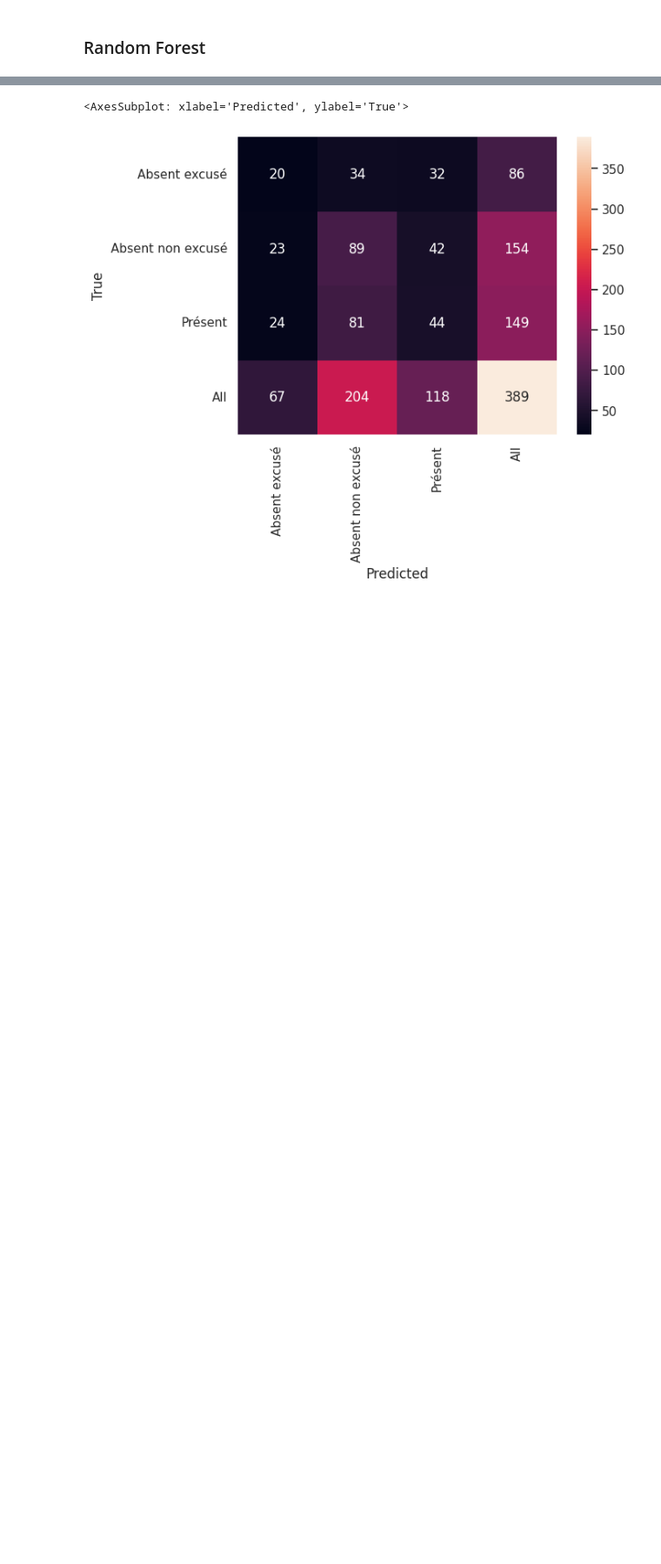
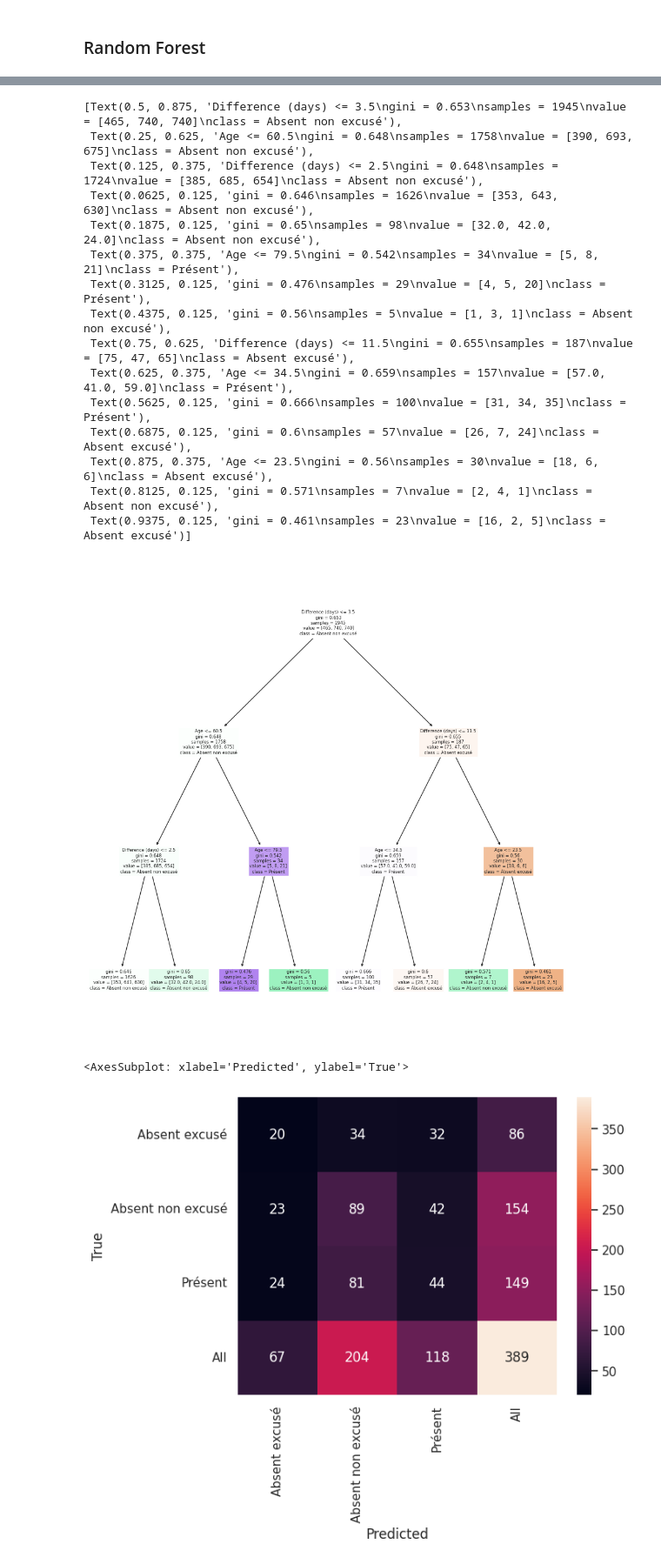
Before and after one commit to chloexiaoyuchen/Annalyse_Abs_non_exc_centre_Rapee, a Jupyter notebook: source_code/prediction_model.ipynb, the cells around one changed output, grey strips where cells are left out. Shown at 87% size. Drawn from its saved outputs; the diff is of its cells as text; code cells hidden in the pictures; blank space fills up the shorter version.

```diff
--- a/source_code/prediction_model.ipynb
+++ b/source_code/prediction_model.ipynb
@@ -158,3 +165,40 @@ Text(0.5, 1.0, 'Importance des variables')
+# %%
+from sklearn import tree
+import matplotlib.pyplot as plt
+
+# Obtenez les indices des 5 caractéristiques les plus importantes
+idx = best_model.feature_importances_.argsort()[::-1][:3]
+
+# Créez un nouveau modèle d'arbre de décision avec une profondeur maximale de 5
+clf = tree.DecisionTreeClassifier(max_depth=3)
+
+# Entraînez le modèle avec seulement les 5 caractéristiques les plus importantes
+clf = clf.fit(X.iloc[:, idx], y)
+
+# Visualisez l'arbre
+fig, ax = plt.subplots(figsize=(12, 12))
+tree.plot_tree(clf,
+               feature_names=np.array(feature_names)[idx],
+               class_names=clf.classes_,
+               filled=True,
+               ax=ax)
+# %% [output]
+[Text(0.5, 0.875, 'Difference (days) <= 3.5\ngini = 0.653\nsamples = 1945\nvalue = [465, 740, 740]\nclass = Absent non excusé'),
+ Text(0.25, 0.625, 'Age <= 60.5\ngini = 0.648\nsamples = 1758\nvalue = [390, 693, 675]\nclass = Absent non excusé'),
+ Text(0.125, 0.375, 'Difference (days) <= 2.5\ngini = 0.648\nsamples = 1724\nvalue = [385, 685, 654]\nclass = Absent non excusé'),
+ Text(0.0625, 0.125, 'gini = 0.646\nsamples = 1626\nvalue = [353, 643, 630]\nclass = Absent non excusé'),
+ Text(0.1875, 0.125, 'gini = 0.65\nsamples = 98\nvalue = [32.0, 42.0, 24.0]\nclass = Absent non excusé'),
+ Text(0.375, 0.375, 'Age <= 79.5\ngini = 0.542\nsamples = 34\nvalue = [5, 8, 21]\nclass = Présent'),
+ Text(0.3125, 0.125, 'gini = 0.476\nsamples = 29\nvalue = [4, 5, 20]\nclass = Présent'),
+ Text(0.4375, 0.125, 'gini = 0.56\nsamples = 5\nvalue = [1, 3, 1]\nclass = Absent non excusé'),
+ Text(0.75, 0.625, 'Difference (days) <= 11.5\ngini = 0.655\nsamples = 187\nvalue = [75, 47, 65]\nclass = Absent excusé'),
+ Text(0.625, 0.375, 'Age <= 34.5\ngini = 0.659\nsamples = 157\nvalue = [57.0, 41.0, 59.0]\nclass = Présent'),
+ Text(0.5625, 0.125, 'gini = 0.666\nsamples = 100\nvalue = [31, 34, 35]\nclass = Présent'),
+ Text(0.6875, 0.125, 'gini = 0.6\nsamples = 57\nvalue = [26, 7, 24]\nclass = Absent excusé'),
+ Text(0.875, 0.375, 'Age <= 23.5\ngini = 0.56\nsamples = 30\nvalue = [18, 6, 6]\nclass = Absent excusé'),
+ Text(0.8125, 0.125, 'gini = 0.571\nsamples = 7\nvalue = [2, 4, 1]\nclass = Absent non excusé'),
+ Text(0.9375, 0.125, 'gini = 0.461\nsamples = 23\nvalue = [16, 2, 5]\nclass = Absent excusé')]
+[figure, added]
 # %%
 from sklearn.metrics import confusion_matrix
 best_model.fit(X_train, y_train)
```
Also changed, not shown: parts of 4 cells of this notebook.
